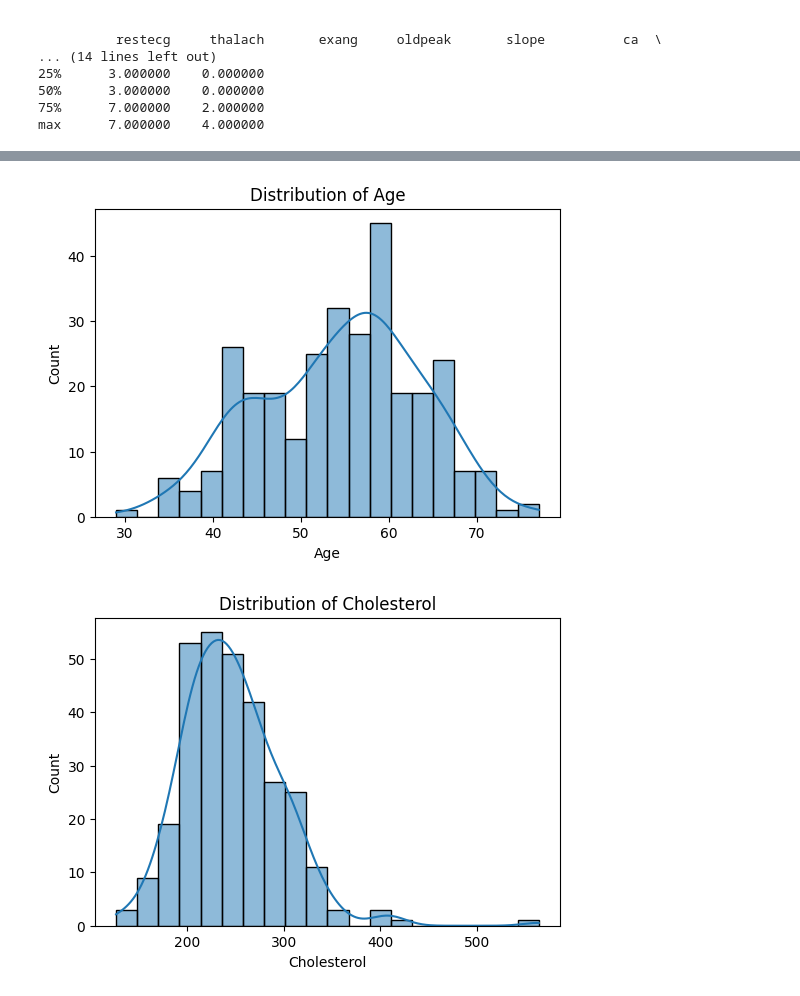
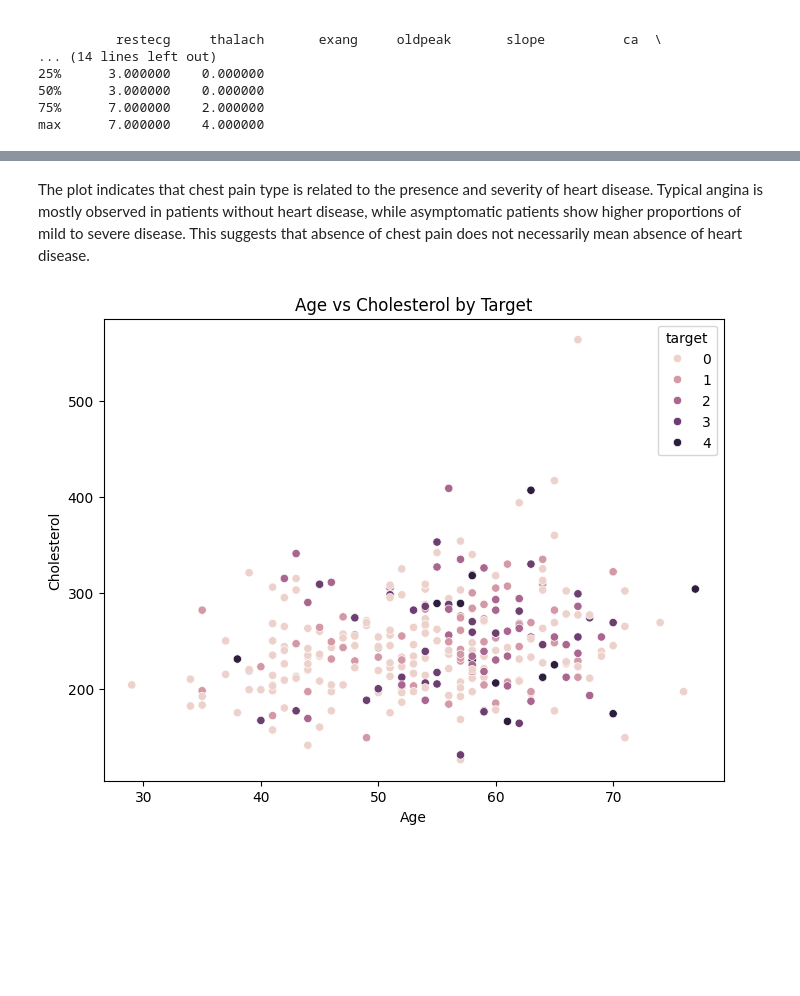
Before and after one commit to Alihansagat/Intro-To-ML, a Jupyter notebook: Project/checking.ipynb, the cells around one changed output, grey strips where cells are left out. Cells and saved outputs as stored; diff of their text form; code cells hidden in the pictures; blank space fills up the shorter version.

```diff
--- a/Project/checking.ipynb
+++ b/Project/checking.ipynb
@@ -93,20 +212,12 @@ dtype: int64
+# %% [markdown]
+The plot indicates that chest pain type is related to the presence and severity of heart disease. Typical angina is mostly observed in patients without heart disease, while asymptomatic patients show higher proportions of mild to severe disease. This suggests that absence of chest pain does not necessarily mean absence of heart disease.
 # %%
-# Histogram of Age
-plt.figure(figsize=(6,4))
-sns.histplot(df['age'], bins=20, kde=True)
-plt.title("Distribution of Age")
-plt.xlabel("Age")
-plt.ylabel("Count")
+# Scatter plot of age vs chol colored by target
+plt.figure(figsize=(8, 6))
+sns.scatterplot(x='age', y='chol', hue='target', data=df)
+plt.title('Age vs Cholesterol by Target')
+plt.xlabel('Age')
+plt.ylabel('Cholesterol')
 plt.show()
 # %% [output]
-[figure, old version]
+[figure, new version]
-# %%
-# Histogram of Cholesterol
-plt.figure(figsize=(6,4))
-sns.histplot(df['chol'], bins=20, kde=True)
-plt.title("Distribution of Cholesterol")
-plt.xlabel("Cholesterol")
-plt.ylabel("Count")
-plt.show()
-# %% [output]
-[figure, removed]
```
Also changed, not shown: parts of 36 cells of this notebook, 5 other files.
